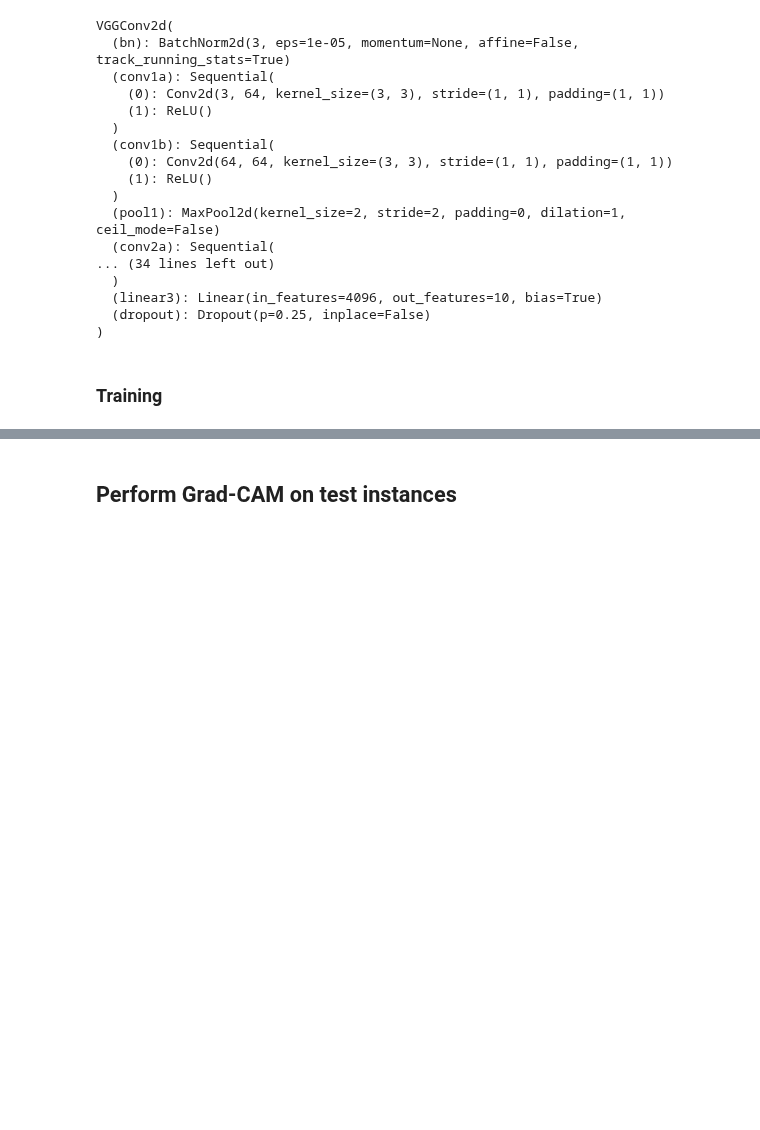
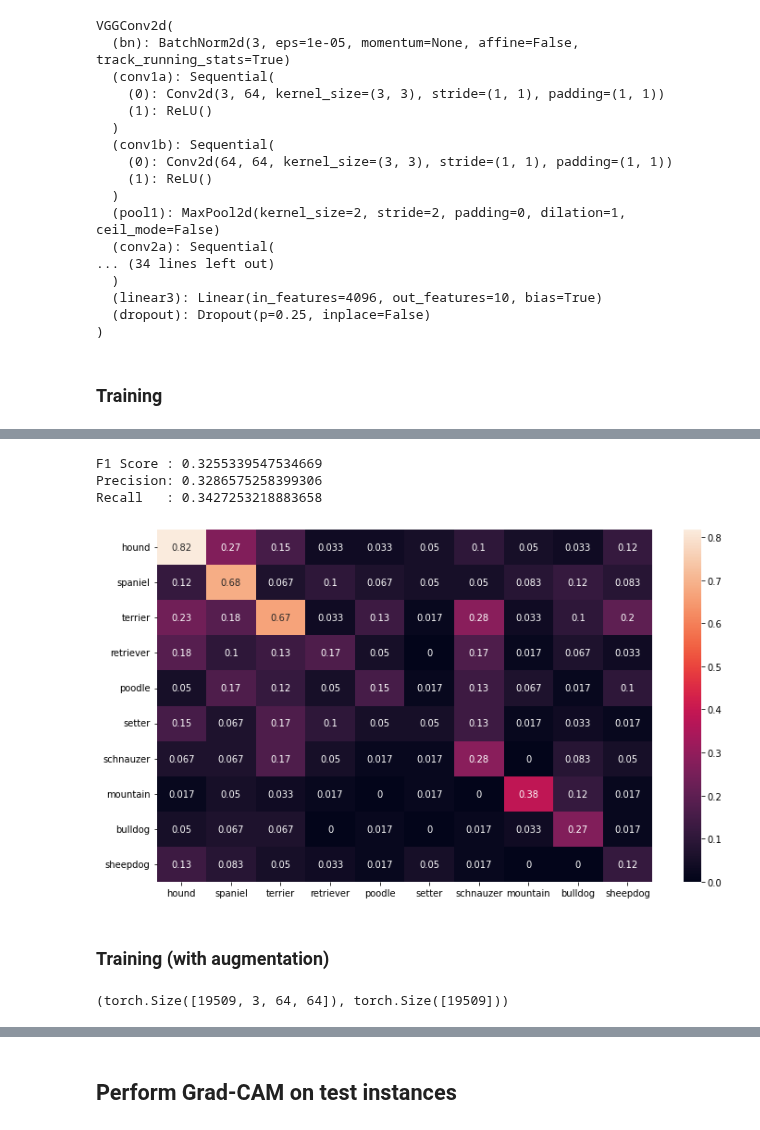
Before and after one commit to Chen-Yiyang/cs4243_project, a Jupyter notebook: 3_baseline_cnn.ipynb, the cells around one changed output, grey strips where cells are left out. Cells and saved outputs as stored; diff of their text form; code cells hidden in the pictures; blank space fills up the shorter version.

```diff
--- a/3_baseline_cnn.ipynb
+++ b/3_baseline_cnn.ipynb
@@ -220,7 +222,22 @@ plot_experiments(df_unaug)
 # %%
-from utils import load_checkpoint, eval_test_accuracy
+from utils import load_checkpoint, eval_test_accuracy, show_confusion_matrix, show_eval_metrics
 
 net = VGGConv2d().to(device)
-load_checkpoint(net, "c017e590") # to be manually updated
+load_checkpoint(net, "95167ba9") # to be manually updated
 
 accuracy, pred_y, true_y = eval_test_accuracy(net, (test_x, test_y), (3, 64, 64))
+
+show_confusion_matrix(pred_y, true_y)
+show_eval_metrics(pred_y, true_y)
+# %% [output]
+F1 Score : 0.3255339547534669
+Precision: 0.3286575258399306
+Recall   : 0.3427253218883658
+[figure, added]
+# %% [markdown]
+### Training (with augmentation)
+# %%
+train_x, train_y = load_tensor("balan", "64", device)
+train_x.size(), train_y.size()
+# %% [output]
+(torch.Size([19509, 3, 64, 64]), torch.Size([19509]))
```
Also changed, not shown: parts of 9 cells of this notebook, 4 other files.
